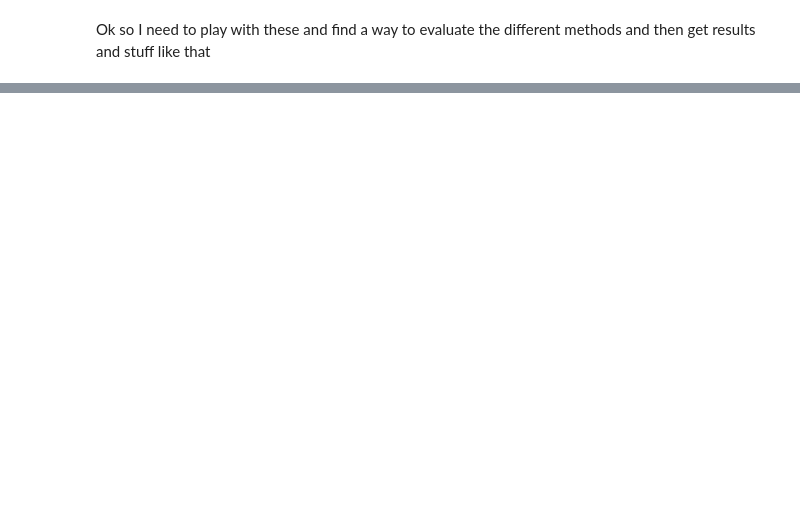
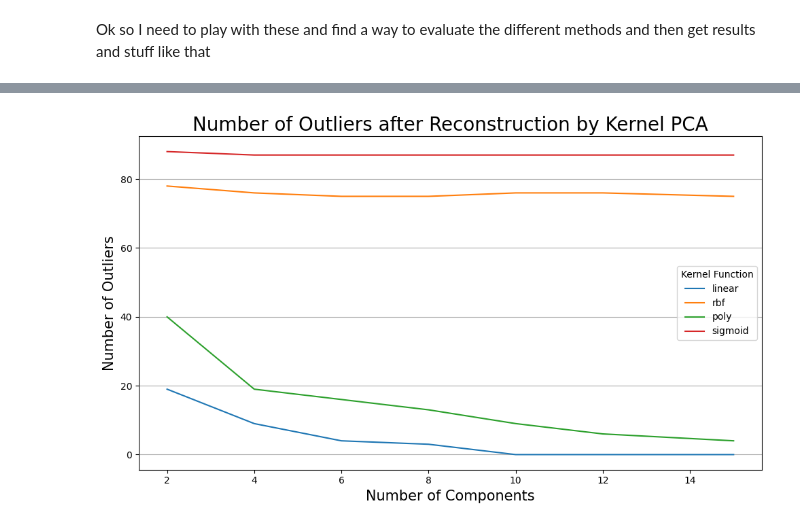
Before and after one commit to Gioalf/AH2179, a Jupyter notebook: AssignmentModule6.ipynb, the cells around one changed output, grey strips where cells are left out. Saved outputs shown, nothing was run; the diff lists cells and outputs as text; code cells hidden in the pictures; blank space fills up the shorter version.

```diff
--- a/AssignmentModule6.ipynb
+++ b/AssignmentModule6.ipynb
@@ -553,0 +629,33 @@ Ok so I need to play with these and find a way to evaluate the different methods
+# %%
+# Step 1: Perform Kernel PCA
+kernel_functions = ['linear', 'rbf', 'poly', 'sigmoid']
+components=[2,4,6,8,10,12,15]
+outliers_df = pd.DataFrame(index=components, columns=kernel_functions)
+times_df = pd.DataFrame(index=components, columns=kernel_functions)
+
+for f in kernel_functions:
+  for c in components:
+    start = time.perf_counter()
+    # step 1: Do the PCA
+    kpca = KernelPCA(kernel=f, n_components=c, fit_inverse_transform=True)
+    X_kpca = kpca.fit_transform(data_scaled)
+
+    # Step 2: Detecting Outliers through Computing Reconstruction Errors
+    # Reconstruct the data from the reduced kernel PCA space
+    X_reconstructed = kpca.inverse_transform(X_kpca)
+
+    # Calculate the reconstruction error
+    reconstruction_error = np.mean(np.square(data_scaled - X_reconstructed), axis=1)
+
+    # Define a threshold for outliers
+    threshold = 1  # Adjust as needed
+    kpca_scores = kpca.fit_transform(data_scaled)
+
+    # Identify outliers
+    outliers = np.where(reconstruction_error > threshold)[0]
+    outliers_df.loc[c,f] = outliers.shape[0]
+
+    end = time.perf_counter()
+    times_df.loc[c, f] = "%.6f" % (end - start)
+print(outliers_df)
+print(times_df)
@@ -553,0 +679,12 @@ Ok so I need to play with these and find a way to evaluate the different methods
+# %%
+outliers_df.plot(kind='line', figsize=(10, 6))
+plt.title('Number of Outliers after Reconstruction by Kernel PCA',size=20)
+plt.xlabel('Number of Components',size=15)
+plt.ylabel('Number of Outliers',size=15)
+plt.xticks(rotation=0)
+plt.legend(title='Kernel Function')
+plt.grid(axis='y')
+plt.tight_layout()
+plt.show()
+# %% [output]
+[figure, added]
```
Also changed, not shown: parts of 11 cells of this notebook.
